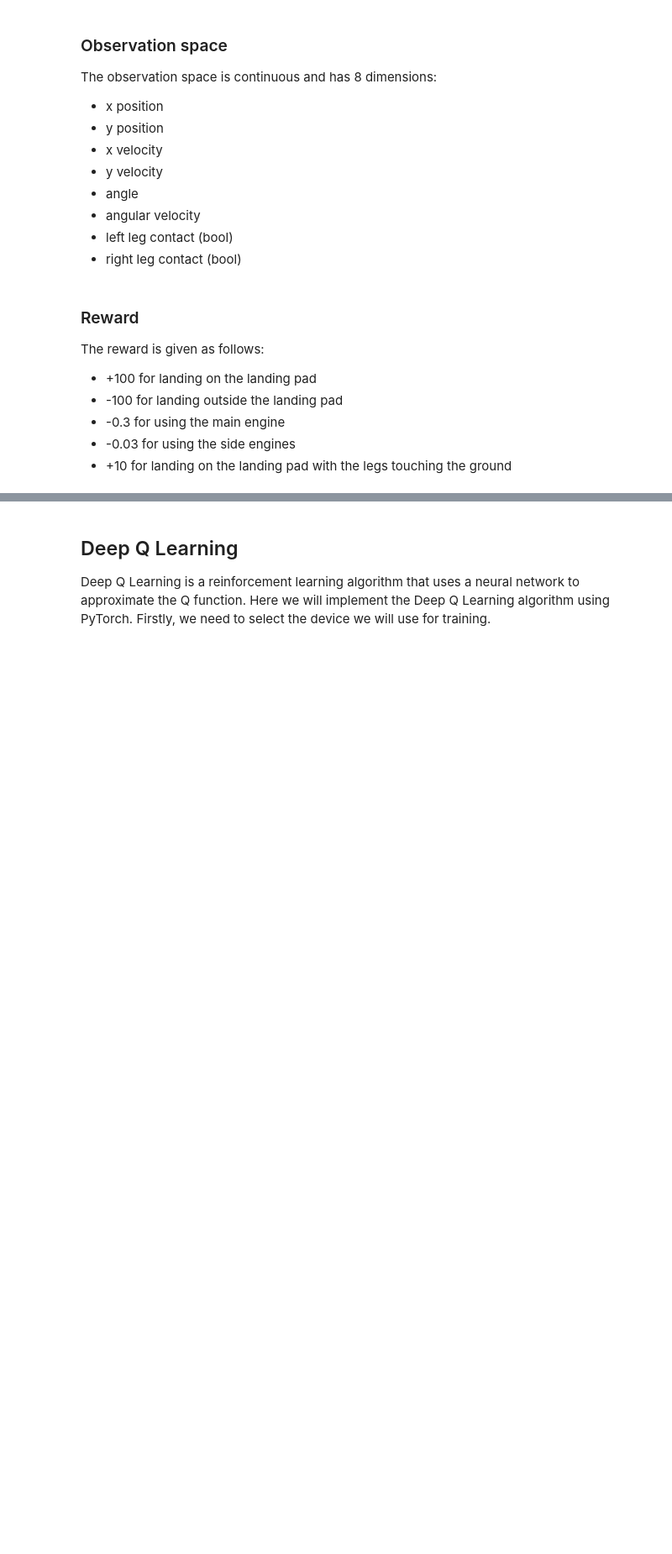
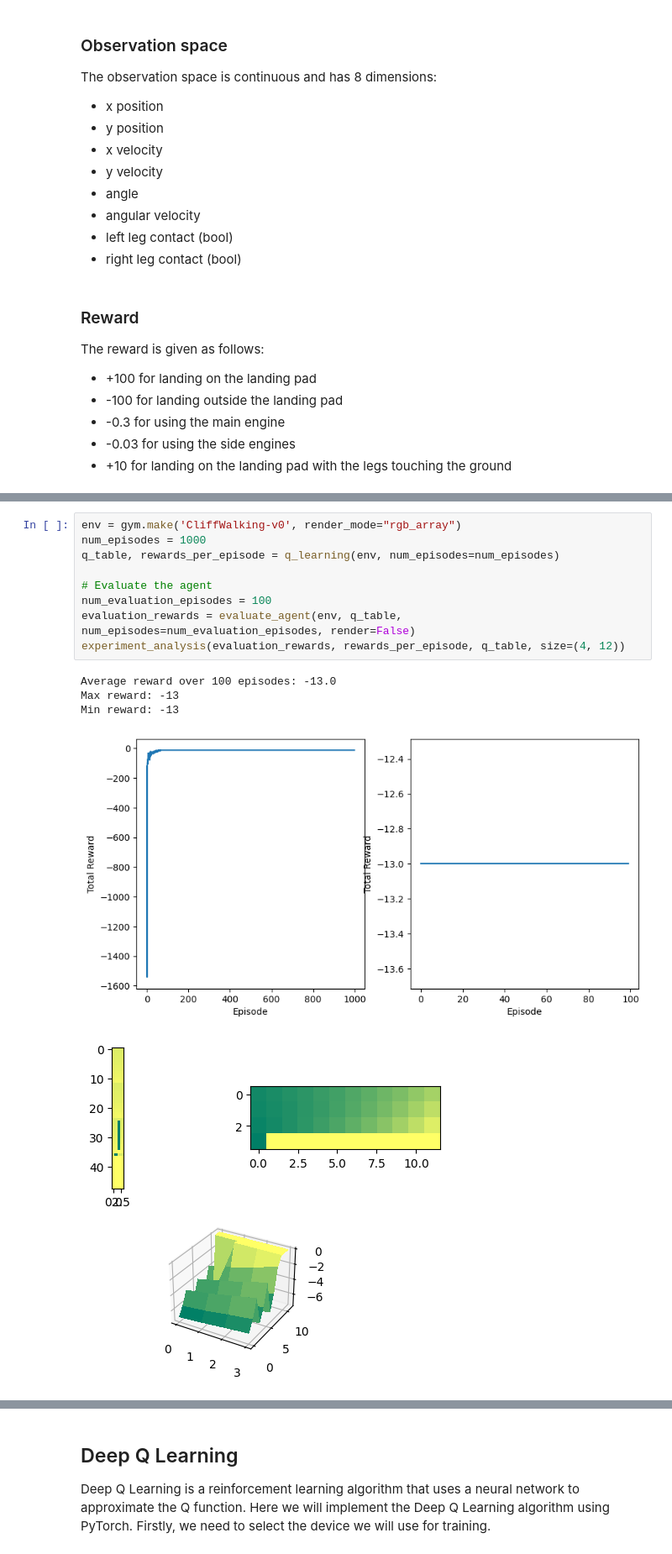
Before and after one commit to cric96/intro-reinforcement-learning-python, a Jupyter notebook: notebook.ipynb, the cells around one changed output, grey strips where cells are left out. Shown at 84% size. Cells and saved outputs as stored; diff of their text form; blank space fills up the shorter version.

```diff
--- a/notebook.ipynb
+++ b/notebook.ipynb
@@ -124,0 +371,15 @@ The reward is given as follows:
+# %%
+env = gym.make('CliffWalking-v0', render_mode="rgb_array")
+num_episodes = 1000
+q_table, rewards_per_episode = q_learning(env, num_episodes=num_episodes)
+
+# Evaluate the agent
+num_evaluation_episodes = 100
+evaluation_rewards = evaluate_agent(env, q_table, num_episodes=num_evaluation_episodes, render=False)
+experiment_analysis(evaluation_rewards, rewards_per_episode, q_table, size=(4, 12))
+# %% [output]
+Average reward over 100 episodes: -13.0
+Max reward: -13
+Min reward: -13
+[figure, added]
+[figure, added]
```
Also changed, not shown: parts of 37 cells of this notebook.
